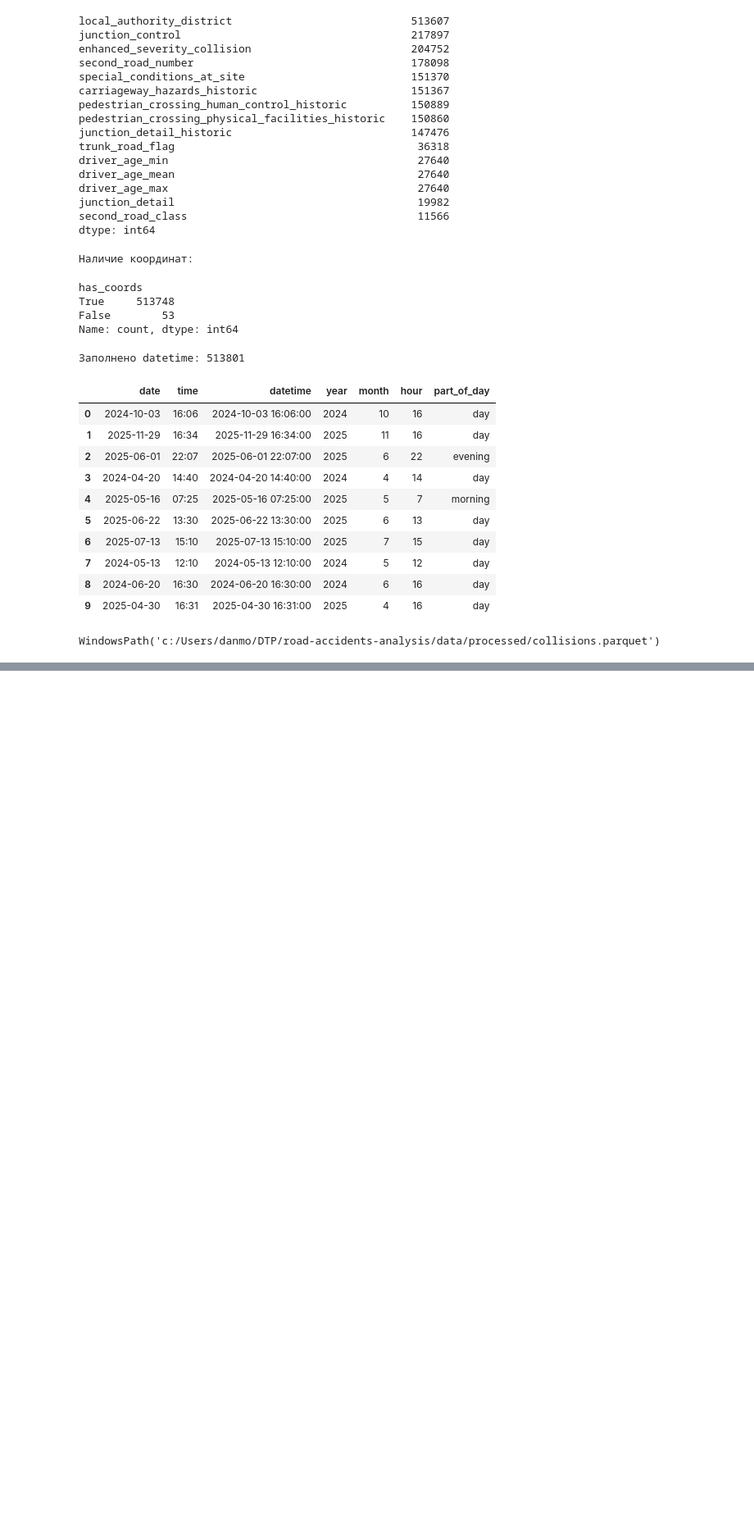
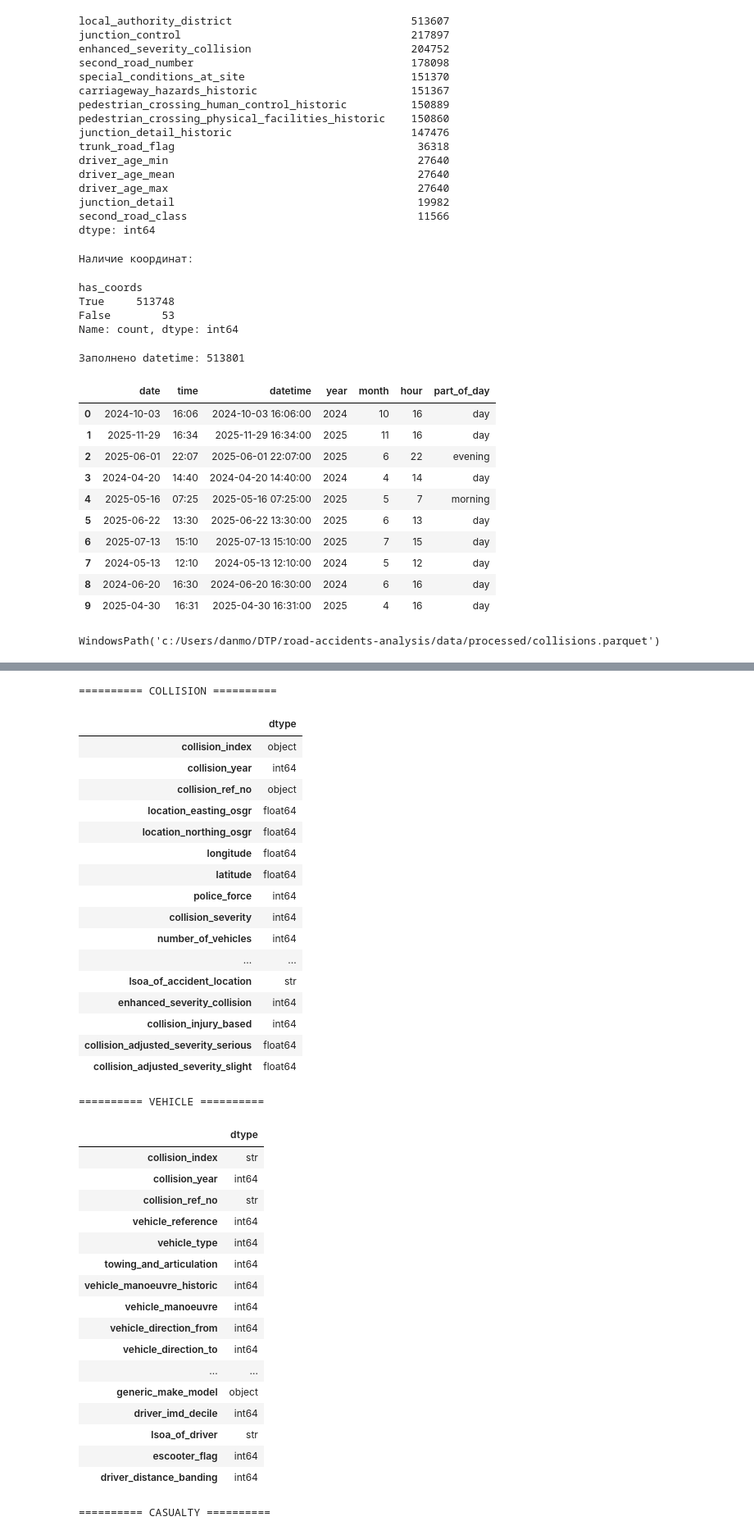
Before and after one commit to mde2007/road-accidents-analysis, a Jupyter notebook: notebooks/02_cleaningcheck.ipynb, the cells around one changed output, grey strips where cells are left out. Shown at 82% size. Cells and saved outputs as stored; diff of their text form; code cells hidden in the pictures; blank space fills up the shorter version.

```diff
--- a/notebooks/02_cleaningcheck.ipynb
+++ b/notebooks/02_cleaningcheck.ipynb
@@ -146,3 +146,15 @@ Name: count, dtype: int64
 save_processed(df, ROOT / "data" / "processed" / "collisions.parquet")
 # %% [output]
 WindowsPath('c:/Users/danmo/DTP/road-accidents-analysis/data/processed/collisions.parquet')
+# %%
+tables = {
+    "collision": dfcol,
+    "vehicle": dfveh,
+    "casualty": dfcas
+}
+
+for name, df in tables.items():
+    print(f"\n========== {name.upper()} ==========")
+    print("Размер:", df.shape)
+    print("Колонки:")
+    print(df.columns.tolist())
@@ -148,0 +176,42 @@ WindowsPath('c:/Users/danmo/DTP/road-accidents-analysis/data/processed/collision
+# %%
+for name, df in tables.items():
+    print(f"\n========== {name.upper()} ==========")
+    display(df.dtypes.to_frame("dtype"))
+# %% [output]
+========== COLLISION ==========
+|  | dtype |
+| collision_index | object |
+| collision_year | int64 |
+| collision_ref_no | object |
+| location_easting_osgr | float64 |
+| location_northing_osgr | float64 |
+| longitude | float64 |
+| latitude | float64 |
+| police_force | int64 |
+| collision_severity | int64 |
+| number_of_vehicles | int64 |
+| ... | ... |
+| lsoa_of_accident_location | str |
+| enhanced_severity_collision | int64 |
+| collision_injury_based | int64 |
+| collision_adjusted_severity_serious | float64 |
+| collision_adjusted_severity_slight | float64 |
+========== VEHICLE ==========
+|  | dtype |
+| collision_index | str |
+| collision_year | int64 |
+| collision_ref_no | str |
+| vehicle_reference | int64 |
+| vehicle_type | int64 |
+| towing_and_articulation | int64 |
+| vehicle_manoeuvre_historic | int64 |
+| vehicle_manoeuvre | int64 |
+| vehicle_direction_from | int64 |
+| vehicle_direction_to | int64 |
+| ... | ... |
+| generic_make_model | object |
+| driver_imd_decile | int64 |
+| lsoa_of_driver | str |
+| escooter_flag | int64 |
+| driver_distance_banding | int64 |
+========== CASUALTY ==========
```
Also changed, not shown: parts of 3 cells of this notebook, 1 other file.
